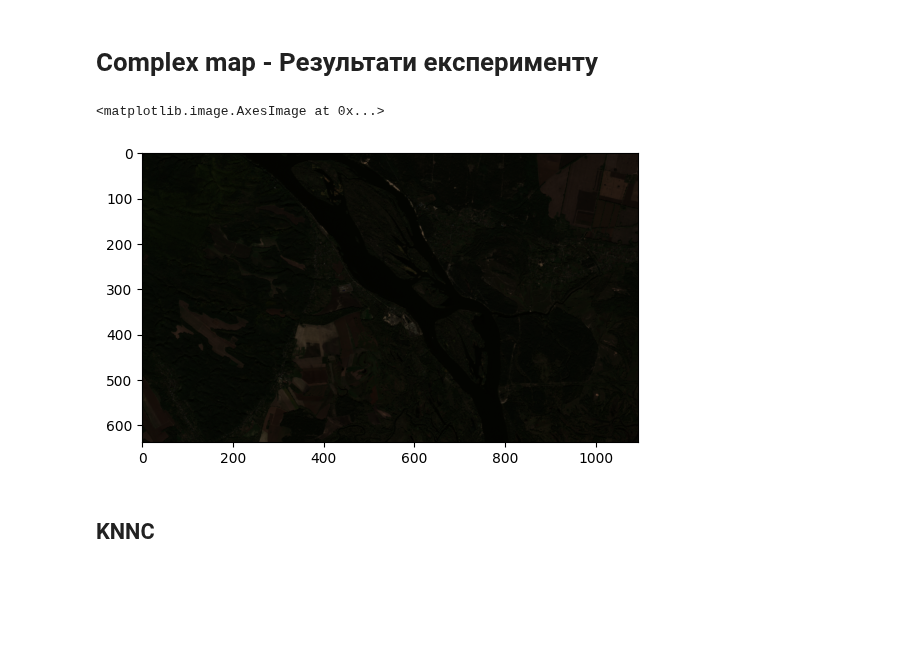
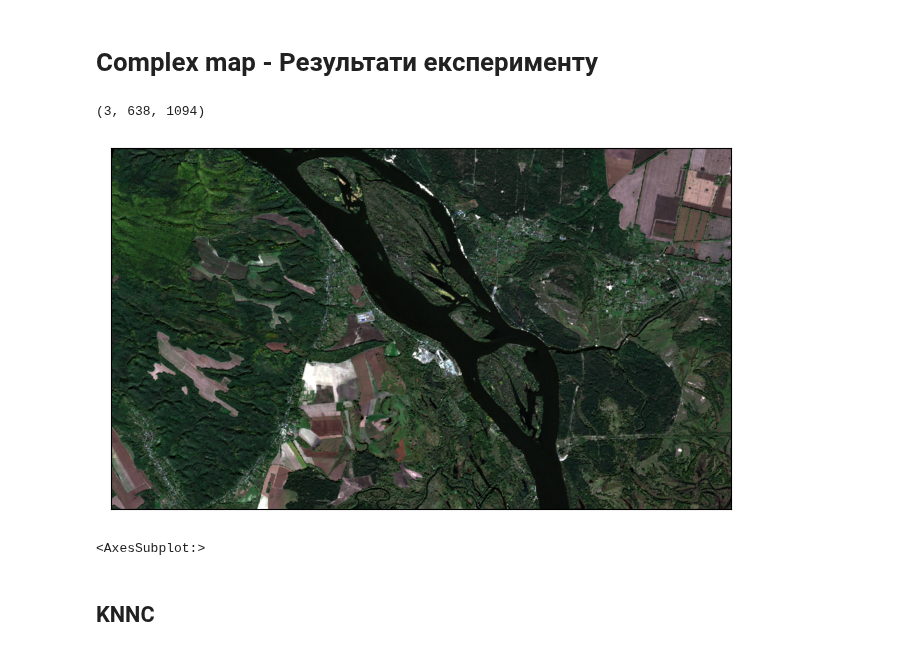
Before and after one commit to angpysha/Satellite_Imagery_Analysis, a Jupyter notebook: Classification/experiments/city_noncity_maps.ipynb, the cells around one changed output. Drawn from its saved outputs; the diff is of its cells as text; code cells hidden in the pictures; blank space fills up the shorter version.

Commit message:
Image

```diff
--- a/Classification/experiments/city_noncity_maps.ipynb
+++ b/Classification/experiments/city_noncity_maps.ipynb
@@ -449,12 +449,27 @@ real_prediction_knn.predict()
 TypeError: 'NoneType' object is not iterable
 # %% [markdown]
 # Complex map - Результати експерименту
+# %%
+imm_to_show = np.moveaxis(real_prediction_knn.image, -1, 0)
+# %%
+imm_to_show.shape
+# %% [output]
+(3, 638, 1094)
 # %%
 import earthpy.plot as ep
-plt.imshow(real_prediction_knn.image)
+#plt.imshow(real_prediction_knn.image)
+ep.plot_rgb(
+    imm_to_show,
+    stretch=True,
+    str_clip=0.2,
+    figsize=(8, 10),
+    # title="RGB Composite Image with Stretch Applied",
+)
+
+# plt.show()
 # %% [output]
+[figure, new version]
-<matplotlib.image.AxesImage at 0x...>
+<AxesSubplot:>
-[figure, old version]
 # %%
 from dataset_tool.graph_utils import *
 # %% [markdown]
```
Also changed, not shown: parts of 9 cells of this notebook, 1 other file.
